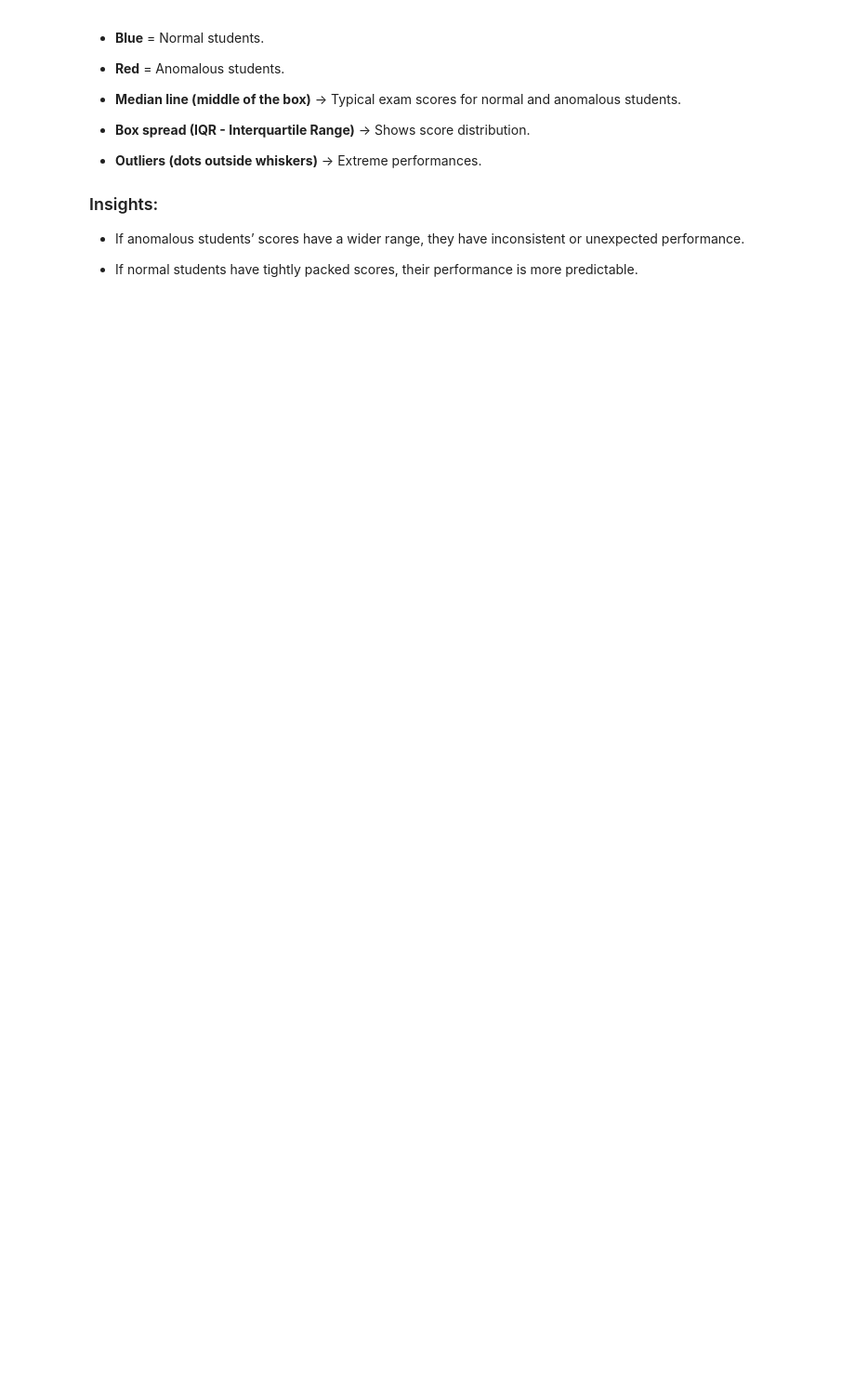
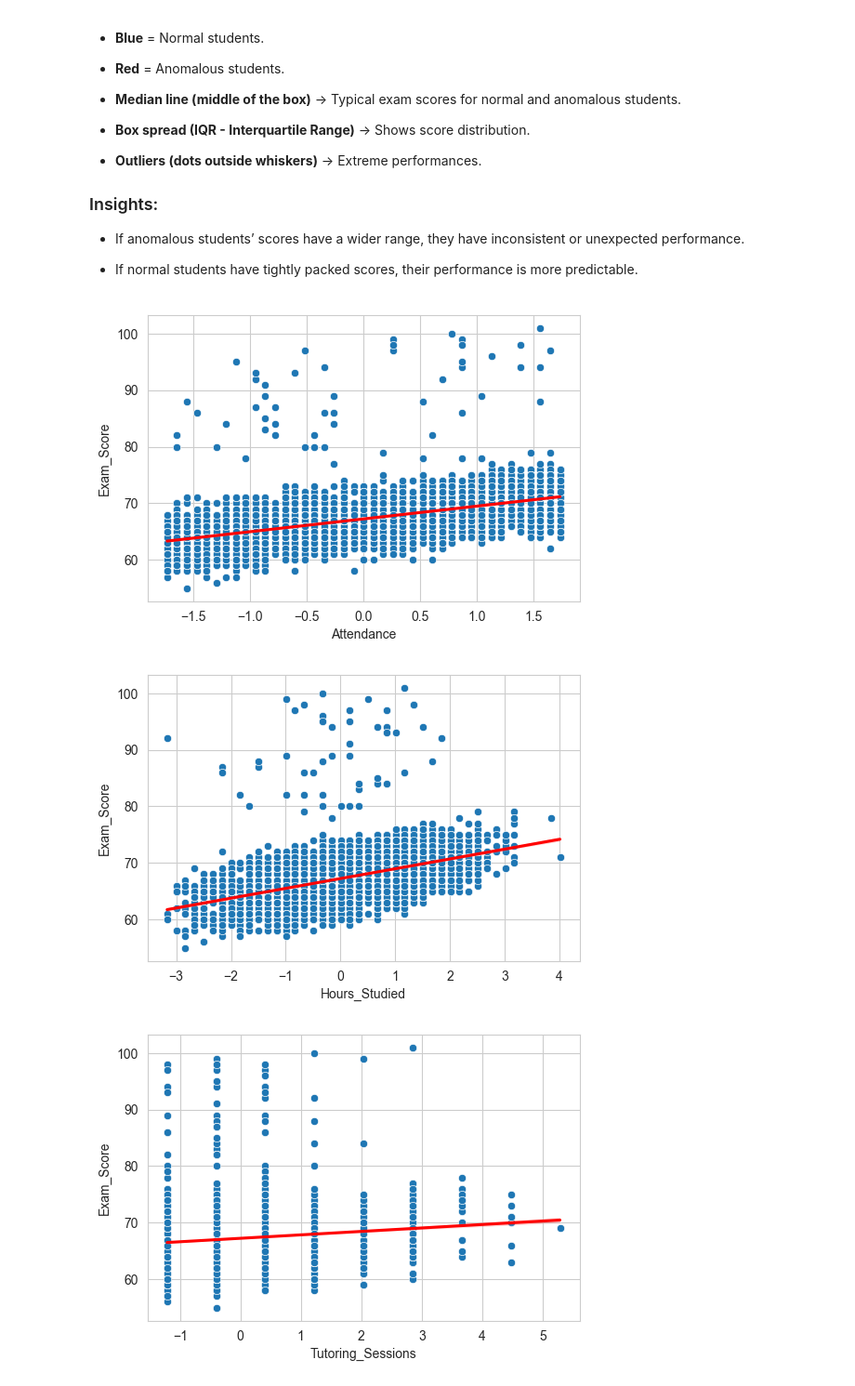
Before and after one commit to lucaskojo02/Students_Performance_Data_Analysis, a Jupyter notebook: Untitled17.ipynb, the cells around one changed output. Shown: that part at 93% size. Drawn from its saved outputs; the diff is of its cells as text; code cells hidden in the pictures; blank space fills up the shorter version.

Commit message:
Performed visualization of outliers

```diff
--- a/Untitled17.ipynb
+++ b/Untitled17.ipynb
@@ -350,3 +350,17 @@ plt.show()
 * If anomalous students’ scores have a wider range, they have inconsistent or unexpected performance.
 
 * If normal students have tightly packed scores, their performance is more predictable.
+# %%
+features=['Attendance', 'Hours_Studied', 'Tutoring_Sessions', 'Sleep_Hours', 'Previous_Scores']
+for feature in features:
+    plt.figure(figsize=(6,4))
+    sns.scatterplot(x=student_performance[feature], y=student_performance['Exam_Score'])
+    sns.regplot(x=feature, y='Exam_Score', data=student_performance, scatter=False, color='red')
+    #plt.title(f'Exam Score vs {feature}')
+    plt.xlabel(feature)
+    plt.ylabel('Exam_Score')
+    plt.show()
+# %% [output]
+[figure, added]
+[figure, added]
+[figure, added]
```
Also changed, not shown: parts of 4 cells of this notebook.
